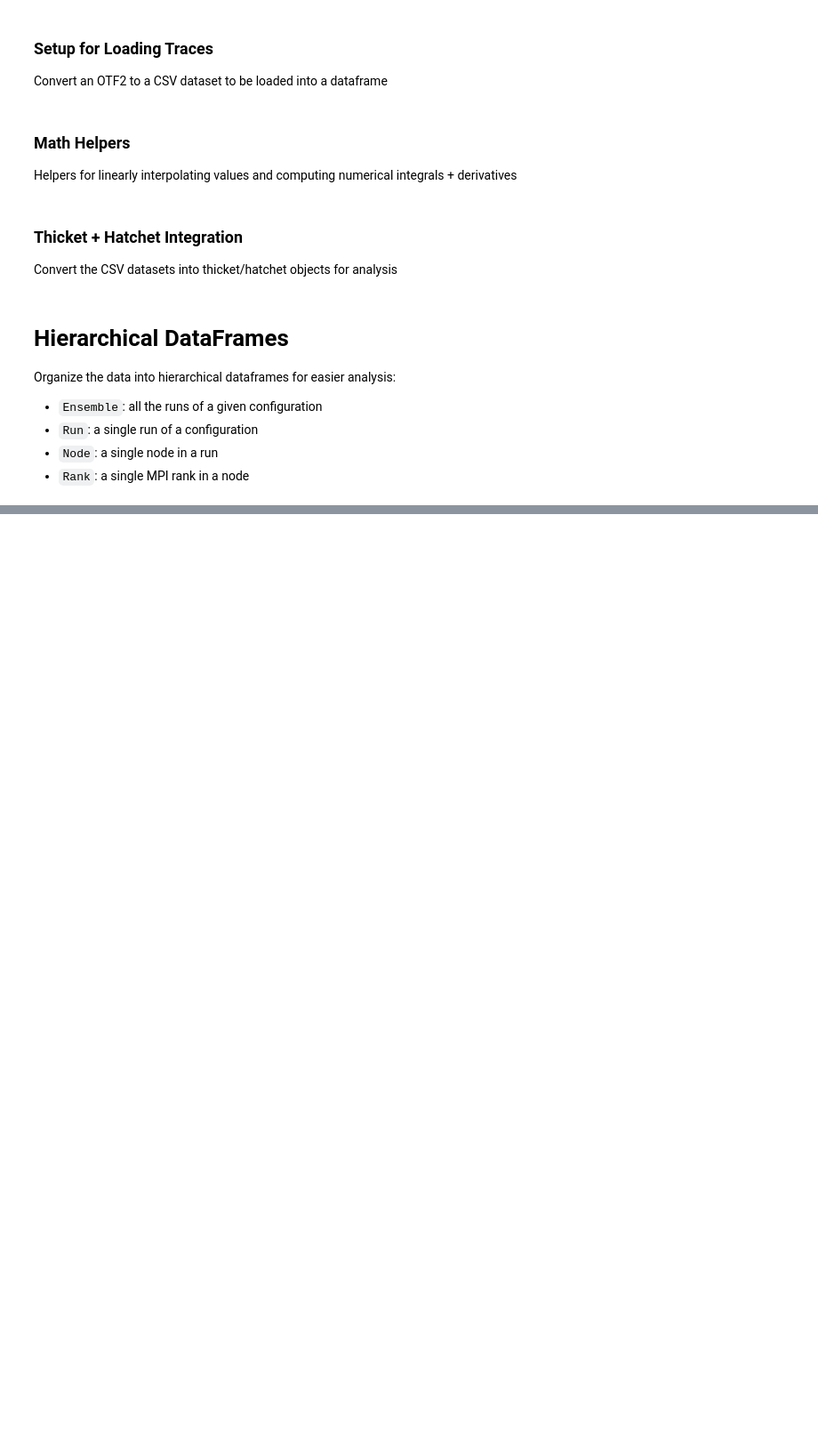
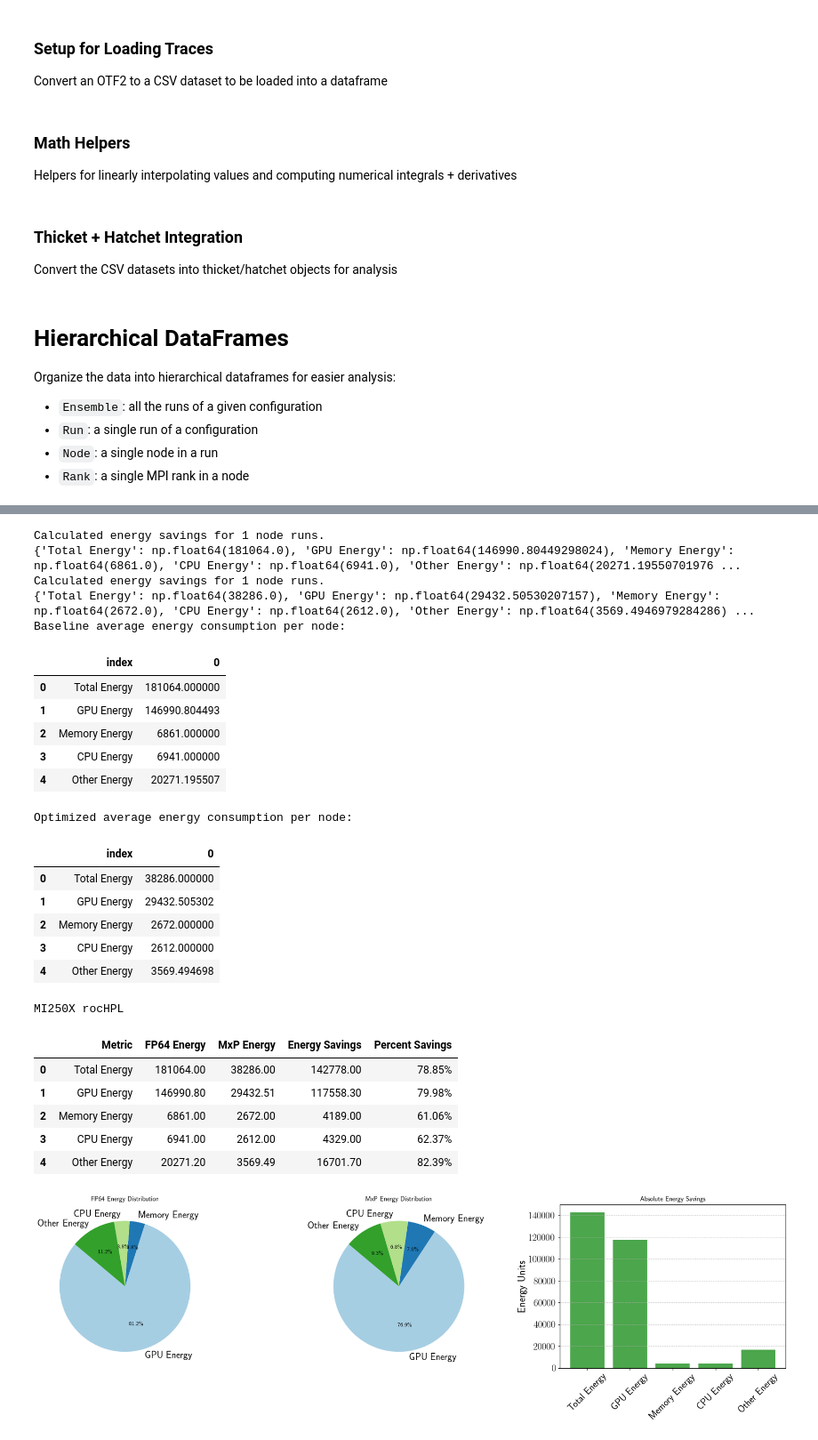
Before and after one commit to adam-mcdaniel/hpc-energy-trace-analysis, a Jupyter notebook: paper-notebooks/final-stacked-power.ipynb, the cells around one changed output, grey strips where cells are left out. Shown at 89% size. Saved outputs shown, nothing was run; the diff lists cells and outputs as text; code cells hidden in the pictures; blank space fills up the shorter version.

```diff
--- a/paper-notebooks/final-stacked-power.ipynb
+++ b/paper-notebooks/final-stacked-power.ipynb
@@ -5066 +1851,38 @@ def visualize_power_of_runs_stacked_bar(
+# %%
+print_energy_savings_summary(
+    rochpl := calculate_energy_savings_between_ensembles(
+        mi250x_rochpl_runs,
+        mi250x_rochpl_mxp_runs,
+    ),
+    'FP64',
+    'MxP',
+    'MI250X rocHPL'
+)
+# %% [output]
+Calculated energy savings for 1 node runs.
+{'Total Energy': np.float64(181064.0), 'GPU Energy': np.float64(146990.80449298024), 'Memory Energy': np.float64(6861.0), 'CPU Energy': np.float64(6941.0), 'Other Energy': np.float64(20271.19550701976 ...
+Calculated energy savings for 1 node runs.
+{'Total Energy': np.float64(38286.0), 'GPU Energy': np.float64(29432.50530207157), 'Memory Energy': np.float64(2672.0), 'CPU Energy': np.float64(2612.0), 'Other Energy': np.float64(3569.4946979284286) ...
+Baseline average energy consumption per node:
+|  | index | 0 |
+| 0 | Total Energy | 181064.000000 |
+| 1 | GPU Energy | 146990.804493 |
+| 2 | Memory Energy | 6861.000000 |
+| 3 | CPU Energy | 6941.000000 |
+| 4 | Other Energy | 20271.195507 |
+Optimized average energy consumption per node:
+|  | index | 0 |
+| 0 | Total Energy | 38286.000000 |
+| 1 | GPU Energy | 29432.505302 |
+| 2 | Memory Energy | 2672.000000 |
+| 3 | CPU Energy | 2612.000000 |
+| 4 | Other Energy | 3569.494698 |
+MI250X rocHPL
+|  | Metric | FP64 Energy | MxP Energy | Energy Savings | Percent Savings |
+| 0 | Total Energy | 181064.00 | 38286.00 | 142778.00 | 78.85% |
+| 1 | GPU Energy | 146990.80 | 29432.51 | 117558.30 | 79.98% |
+| 2 | Memory Energy | 6861.00 | 2672.00 | 4189.00 | 61.06% |
+| 3 | CPU Energy | 6941.00 | 2612.00 | 4329.00 | 62.37% |
+| 4 | Other Energy | 20271.20 | 3569.49 | 16701.70 | 82.39% |
+[figure, added]
 # %%
```
Also changed, not shown: parts of 32 cells of this notebook, 10 other files.
